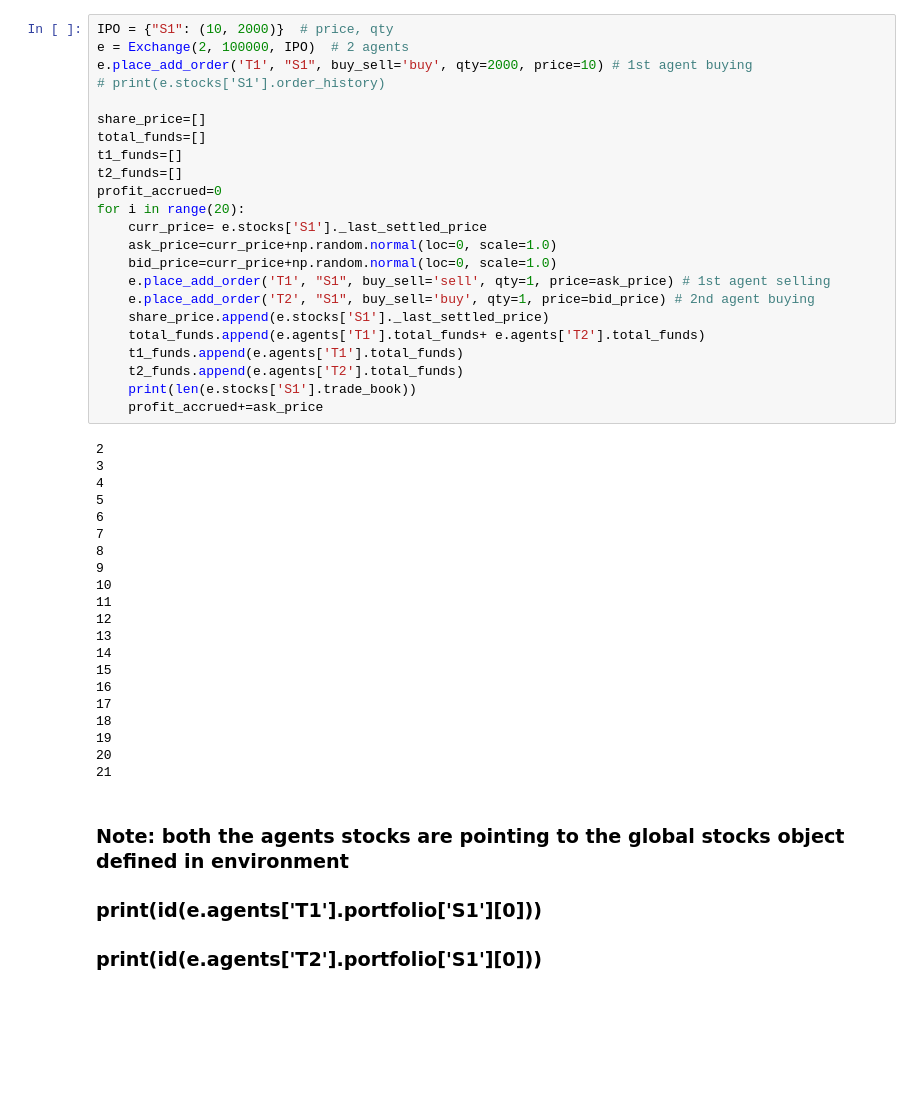
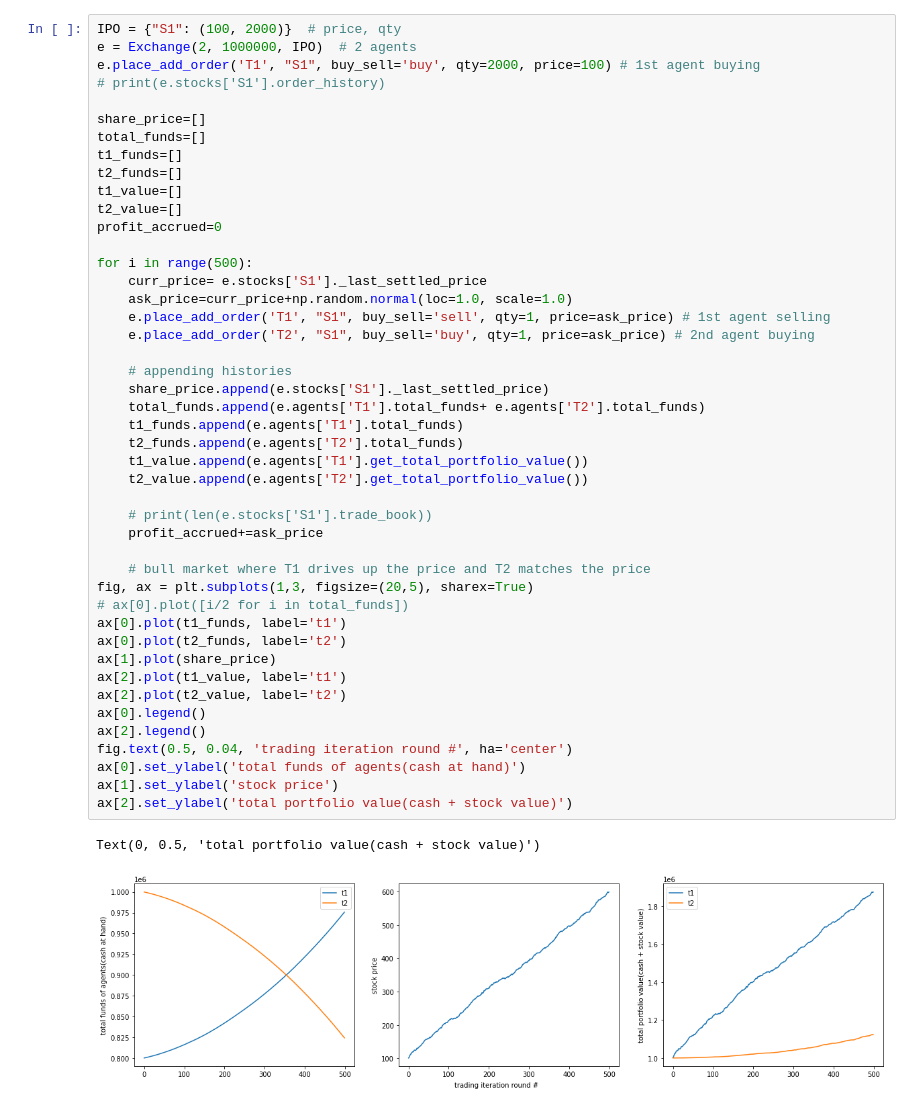
Before and after one commit to sourabhmadur/exchange_rl, a Jupyter notebook: notebooks/two_agents_exchange_trading.ipynb, the cells around one changed output. Saved outputs shown, nothing was run; the diff lists cells and outputs as text; blank space fills up the shorter version.

Commit message:
added simulations for bullish and bearish markets

```diff
--- a/notebooks/two_agents_exchange_trading.ipynb
+++ b/notebooks/two_agents_exchange_trading.ipynb
@@ -6,48 +13,48 @@ import numpy as np
 # %%
-IPO = {"S1": (10, 2000)}  # price, qty
-e = Exchange(2, 100000, IPO)  # 2 agents
-e.place_add_order('T1', "S1", buy_sell='buy', qty=2000, price=10) # 1st agent buying
+IPO = {"S1": (100, 2000)}  # price, qty
+e = Exchange(2, 1000000, IPO)  # 2 agents
+e.place_add_order('T1', "S1", buy_sell='buy', qty=2000, price=100) # 1st agent buying
 # print(e.stocks['S1'].order_history)
 
 share_price=[]
 total_funds=[]
 t1_funds=[]
 t2_funds=[]
+t1_value=[]
+t2_value=[]
 profit_accrued=0
-for i in range(20):
+
+for i in range(500):
     curr_price= e.stocks['S1']._last_settled_price
-    ask_price=curr_price+np.random.normal(loc=0, scale=1.0)
-    bid_price=curr_price+np.random.normal(loc=0, scale=1.0)
+    ask_price=curr_price+np.random.normal(loc=1.0, scale=1.0)
     e.place_add_order('T1', "S1", buy_sell='sell', qty=1, price=ask_price) # 1st agent selling
-    e.place_add_order('T2', "S1", buy_sell='buy', qty=1, price=bid_price) # 2nd agent buying
+    e.place_add_order('T2', "S1", buy_sell='buy', qty=1, price=ask_price) # 2nd agent buying
+
+    # appending histories
     share_price.append(e.stocks['S1']._last_settled_price)
     total_funds.append(e.agents['T1'].total_funds+ e.agents['T2'].total_funds)
     t1_funds.append(e.agents['T1'].total_funds)
     t2_funds.append(e.agents['T2'].total_funds)
-    print(len(e.stocks['S1'].trade_book))
+    t1_value.append(e.agents['T1'].get_total_portfolio_value())
+    t2_value.append(e.agents['T2'].get_total_portfolio_value())
+
+    # print(len(e.stocks['S1'].trade_book))
     profit_accrued+=ask_price
+
+    # bull market where T1 drives up the price and T2 matches the price
+fig, ax = plt.subplots(1,3, figsize=(20,5), sharex=True)
+# ax[0].plot([i/2 for i in total_funds])
+ax[0].plot(t1_funds, label='t1')
+ax[0].plot(t2_funds, label='t2')
+ax[1].plot(share_price)
+ax[2].plot(t1_value, label='t1')
+ax[2].plot(t2_value, label='t2')
+ax[0].legend()
+ax[2].legend()
+fig.text(0.5, 0.04, 'trading iteration round #', ha='center')
+ax[0].set_ylabel('total funds of agents(cash at hand)')
+ax[1].set_ylabel('stock price')
+ax[2].set_ylabel('total portfolio value(cash + stock value)')
 # %% [output]
-2
-3
-4
-5
-6
-7
-8
-9
-10
-11
-12
-13
-14
-15
-16
-17
-18
-19
-20
-21
+Text(0, 0.5, 'total portfolio value(cash + stock value)')
+[figure, added]
-# %% [markdown]
-### Note: both the agents stocks are pointing to the global stocks object defined in environment
-### print(id(e.agents['T1'].portfolio['S1'][0]))
-### print(id(e.agents['T2'].portfolio['S1'][0]))
```
Also changed, not shown: parts of 11 cells of this notebook, 4 other files.
